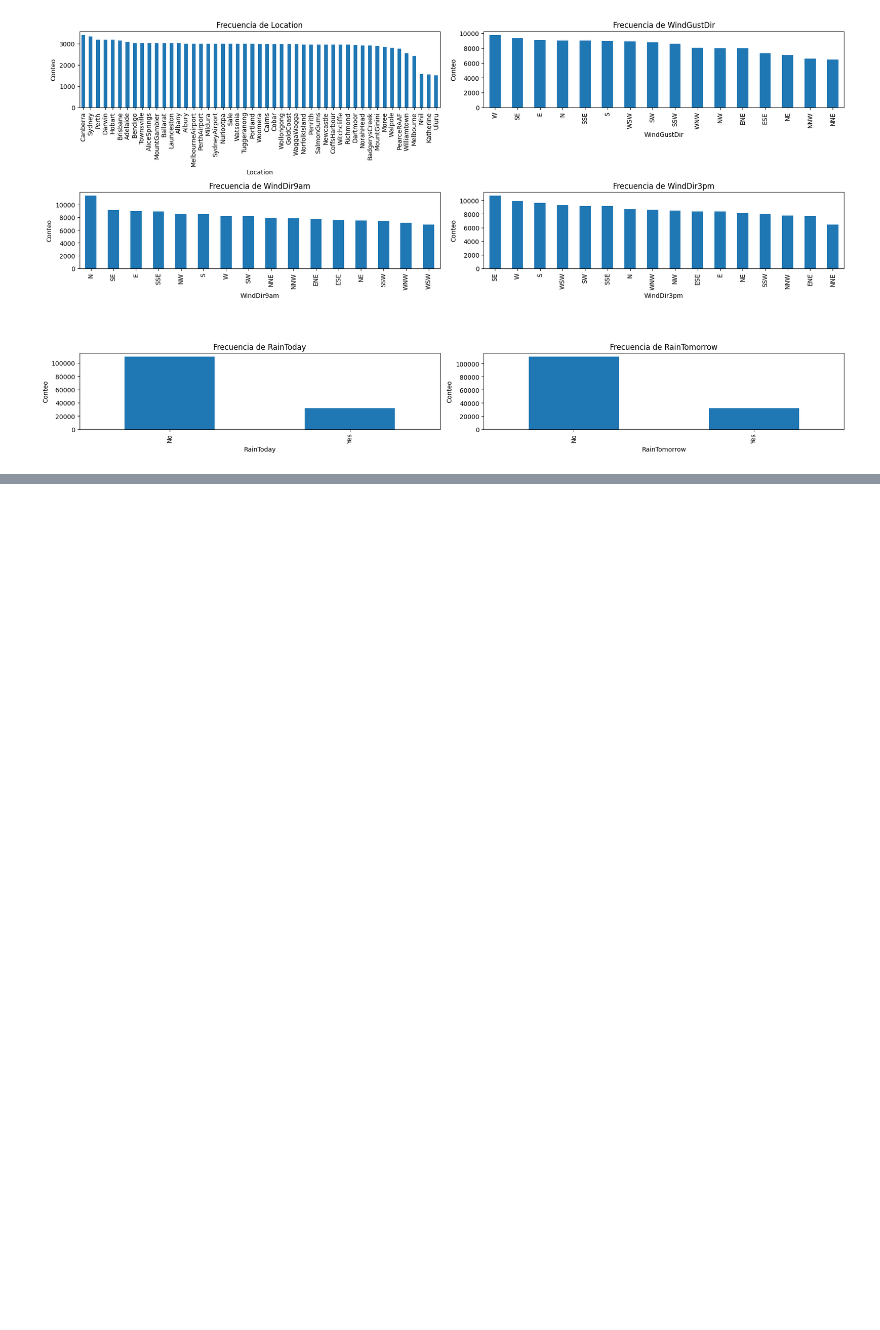
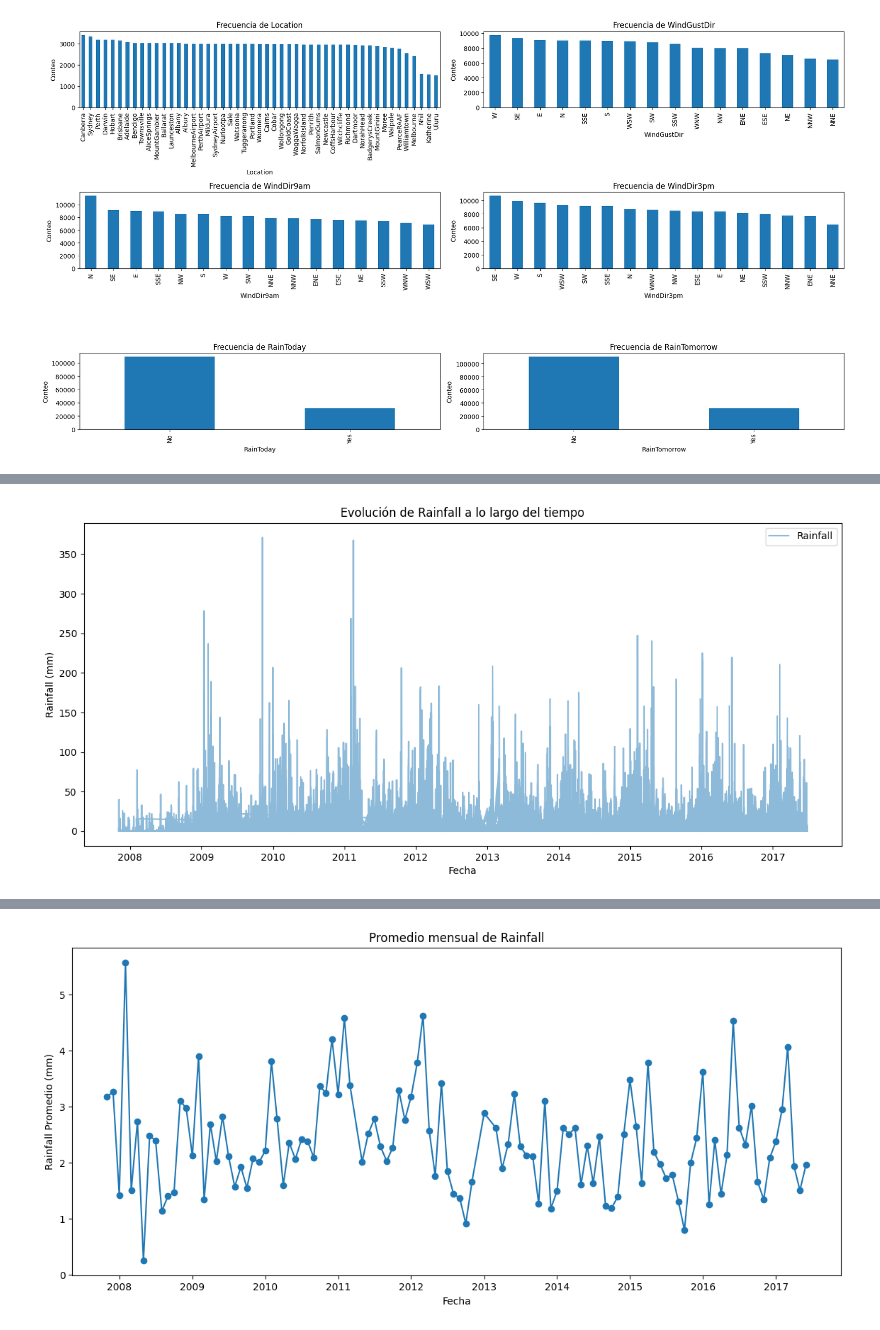
Before and after one commit to h-garrido/weather-aus, a Jupyter notebook: notebooks/exploracion_inicial.ipynb, the cells around one changed output, grey strips where cells are left out. Cells and saved outputs as stored; diff of their text form; code cells hidden in the pictures; blank space fills up the shorter version.

```diff
--- a/notebooks/exploracion_inicial.ipynb
+++ b/notebooks/exploracion_inicial.ipynb
@@ -309,0 +476,28 @@ plt.show()
+# %%
+# Conversión de la columna 'Date' a formato datetime y extracción de componentes
+if 'Date' in df.columns:
+    df['Date'] = pd.to_datetime(df['Date'])
+    df['Year'] = df['Date'].dt.year
+    df['Month'] = df['Date'].dt.month
+    df['Day'] = df['Date'].dt.day
+
+# Visualización de Rainfall a lo largo del tiempo
+plt.figure(figsize=(14,6))
+plt.plot(df['Date'], df['Rainfall'], alpha=0.5, label='Rainfall')
+plt.title('Evolución de Rainfall a lo largo del tiempo')
+plt.xlabel('Fecha')
+plt.ylabel('Rainfall (mm)')
+plt.legend()
+plt.show()
+
+# Agregación mensual de Rainfall
+monthly_rainfall = df.groupby(['Year', 'Month'])['Rainfall'].mean().reset_index()
+monthly_rainfall['Date'] = pd.to_datetime(monthly_rainfall[['Year', 'Month']].assign(DAY=1))
+
+plt.figure(figsize=(14,6))
+plt.plot(monthly_rainfall['Date'], monthly_rainfall['Rainfall'], marker='o')
+plt.title('Promedio mensual de Rainfall')
+plt.xlabel('Fecha')
+plt.ylabel('Rainfall Promedio (mm)')
+plt.show()
+# %% [output]
@@ -309,0 +505 @@ plt.show()
+[figure, added]
@@ -309,0 +507 @@ plt.show()
+[figure, added]
```
Also changed, not shown: parts of 16 cells of this notebook, 8 other files.
